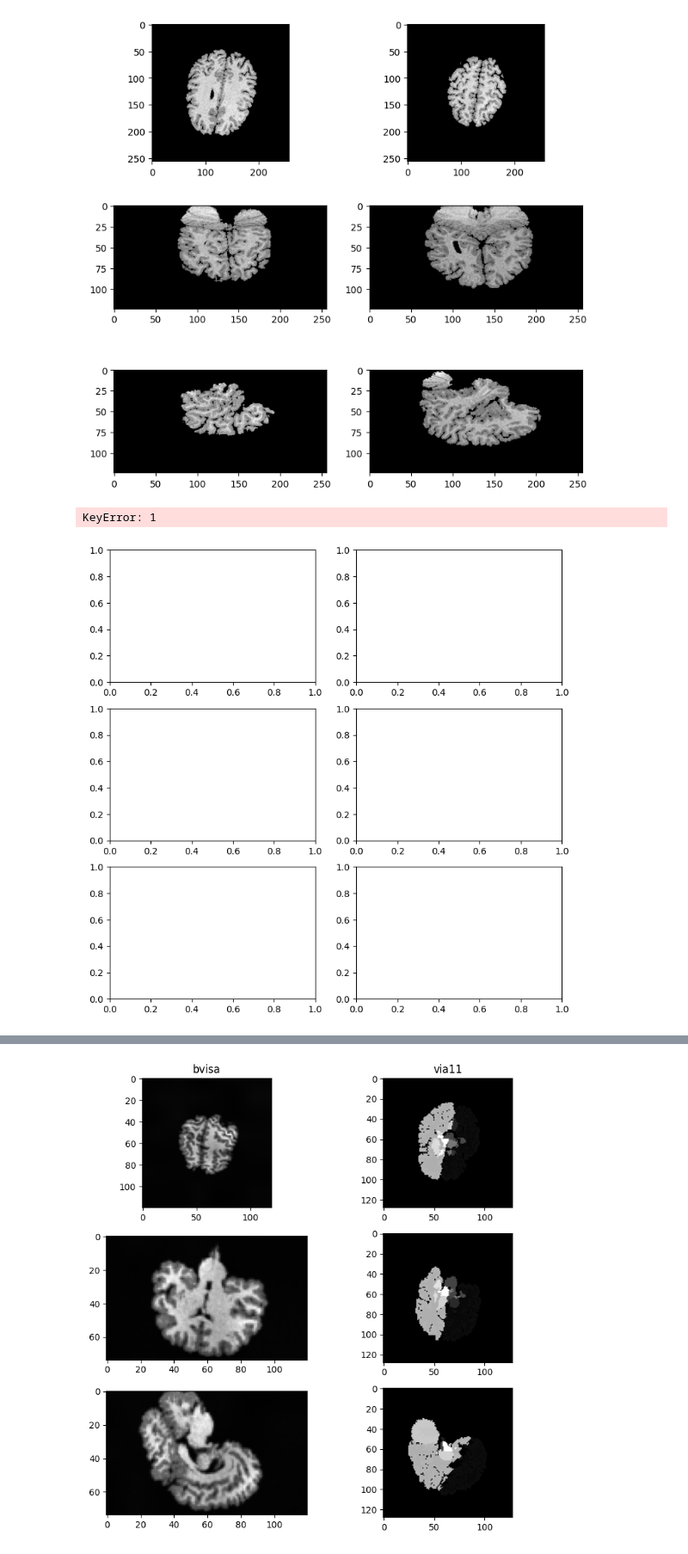
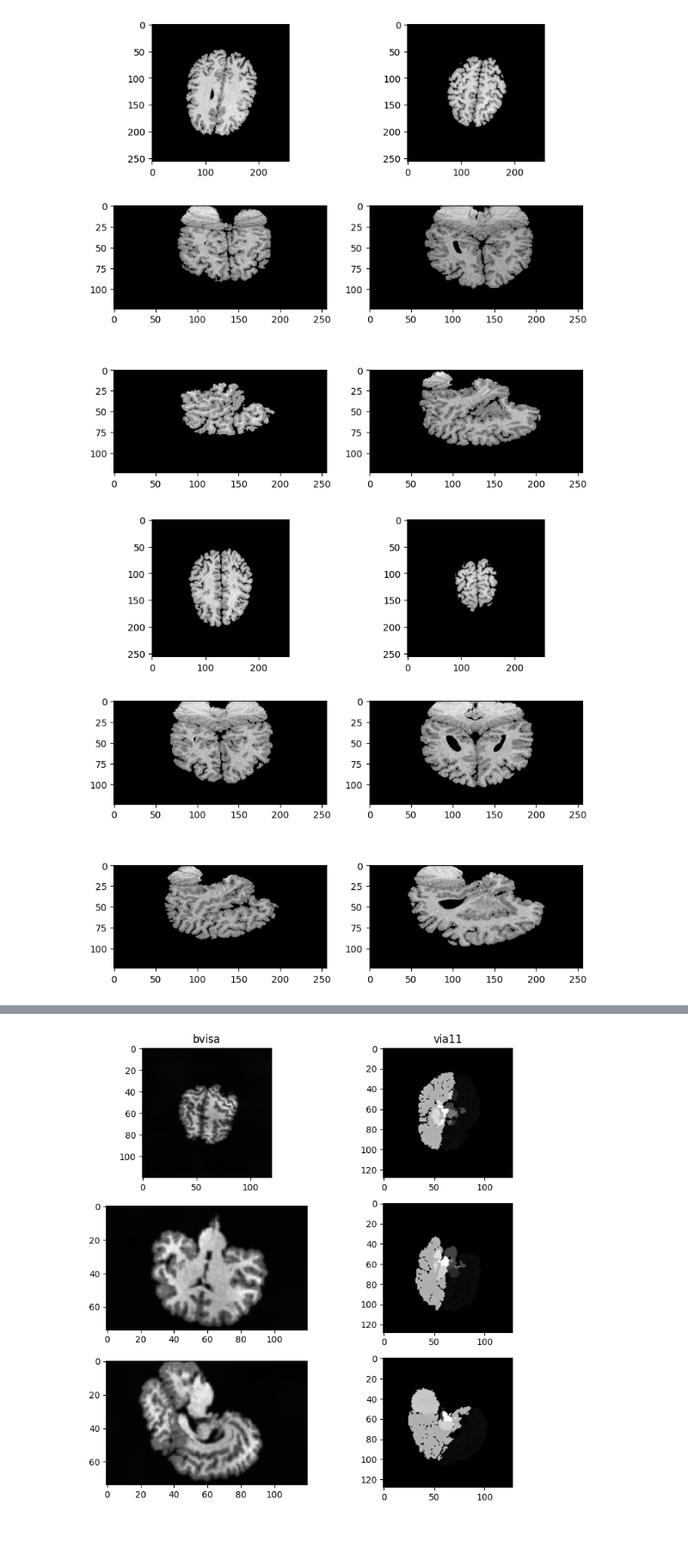
Before and after one commit to Vivikar/central-sulcus-analysis, a Jupyter notebook: notebooks/9_ValidateDownStream.ipynb, the cells around one changed output, grey strips where cells are left out. Shown at 86% size. Drawn from its saved outputs; the diff is of its cells as text; code cells hidden in the pictures.

```diff
--- a/notebooks/9_ValidateDownStream.ipynb
+++ b/notebooks/9_ValidateDownStream.ipynb
@@ -41,7 +42,7 @@ import SimpleITK as sitk
 # %%
 sitk.ProcessObject_SetGlobalWarningDisplay(False)
 # %%
-cfg = OmegaConf.load('/mrhome/vladyslavz/git/central-sulcus-analysis/logs_finetuning/CS1x_noSST_noSynthAugm_monaiUnet/runs/2023-04-26_12-07-40/.hydra/config.yaml')
+cfg = OmegaConf.load('/mrhome/vladyslavz/git/central-sulcus-analysis/logs_finetuning/CS2x_noSST_monaiUnet-fullFinetune/runs/2023-04-24_13-28-18/.hydra/config.yaml')
 # cfg = OmegaConf.load('/mrhome/vladyslavz/git/central-sulcus-analysis/logs/sst-full-res-corrected-skullstripHALF1000Epochs-unet-allAugm2/runs/2023-03-31_14-39-48/.hydra/config.yaml')
 # cfg.data.dataset_cfg.resample = None
 # cfg.data.dataset_cfg.padd2same_size = '256-256-124'
@@ -67,7 +68,7 @@ for batch in datamodule.train_dataloader():
 
 
     fig, ax = plt.subplots(3, 2, figsize=(9, 9))
-    slc = 70
+    slc = 35
     shift = 20
     img = batch['image']
     target = batch['target']
@@ -83,0 +88,24 @@ for batch in datamodule.train_dataloader():
+# %%
+via11DS = CS_Dataset('via11', 'mp2rage_skull_stripped',
+                    'bvisa_CS', dataset_path='',
+                     split='only_good',
+                     crop2content=True,
+                     preload=False,
+                     resample=cfg.data.dataset_cfg.resample,
+                     croppadd2same_size=cfg.data.dataset_cfg.padd2same_size)
+# %%
+
+
+fig, ax = plt.subplots(3, 2, figsize=(9, 9))
+slc = 35
+shift = 20
+img = via11DS[0]['image']
+target = via11DS[0]['target']
+ax[0, 0].imshow(img[0, slc, :, :], cmap='gray')
+ax[0, 1].imshow(img[0, slc+shift, :, :], cmap='gray', alpha=0.5)
+ax[0, 1].imshow(target[slc+shift, :, :], cmap='gray', alpha=0.5)
+ax[1, 0].imshow(img[0, :, slc, :], cmap='gray')
+ax[1, 1].imshow(img[0, :, slc+shift, :], cmap='gray')
+ax[2, 0].imshow(img[0, :, :, slc,], cmap='gray')
+ax[2, 1].imshow(img[0, :, :, slc+shift,], cmap='gray')
+plt.show()
@@ -103,22 +133,21 @@ for batch in datamodule.val_dataloader():
 # %%
 for batch in datamodule.val_dataloader():
     # plot images from batches
     fig, ax = plt.subplots(3, 2, figsize=(9, 9))
-    slc = 15
+    slc = 80
     batch = batch[1]
     img = batch['image']
     target = batch['target']
     ax[0, 0].imshow(img[0, 0, slc, :, :], cmap='gray')
     ax[0, 1].imshow(img[0, 0, slc+15, :, :], cmap='gray')
     ax[1, 0].imshow(img[0, 0, :, slc, :], cmap='gray')
     ax[1, 1].imshow(img[0, 0, :, slc+15, :], cmap='gray')
     ax[2, 0].imshow(img[0, 0, :, :, slc,], cmap='gray')
     ax[2, 1].imshow(img[0, 0, :, :, slc+15,], cmap='gray')
     plt.show()
     break
 # %% [output]
-KeyError: 1
-[figure, old version]
+[figure, new version]
 # %%
 for batch in datamodule.orig_val_dataloader():
     # plot images from batches
```
Also changed, not shown: parts of 9 cells of this notebook, 16 other files.
